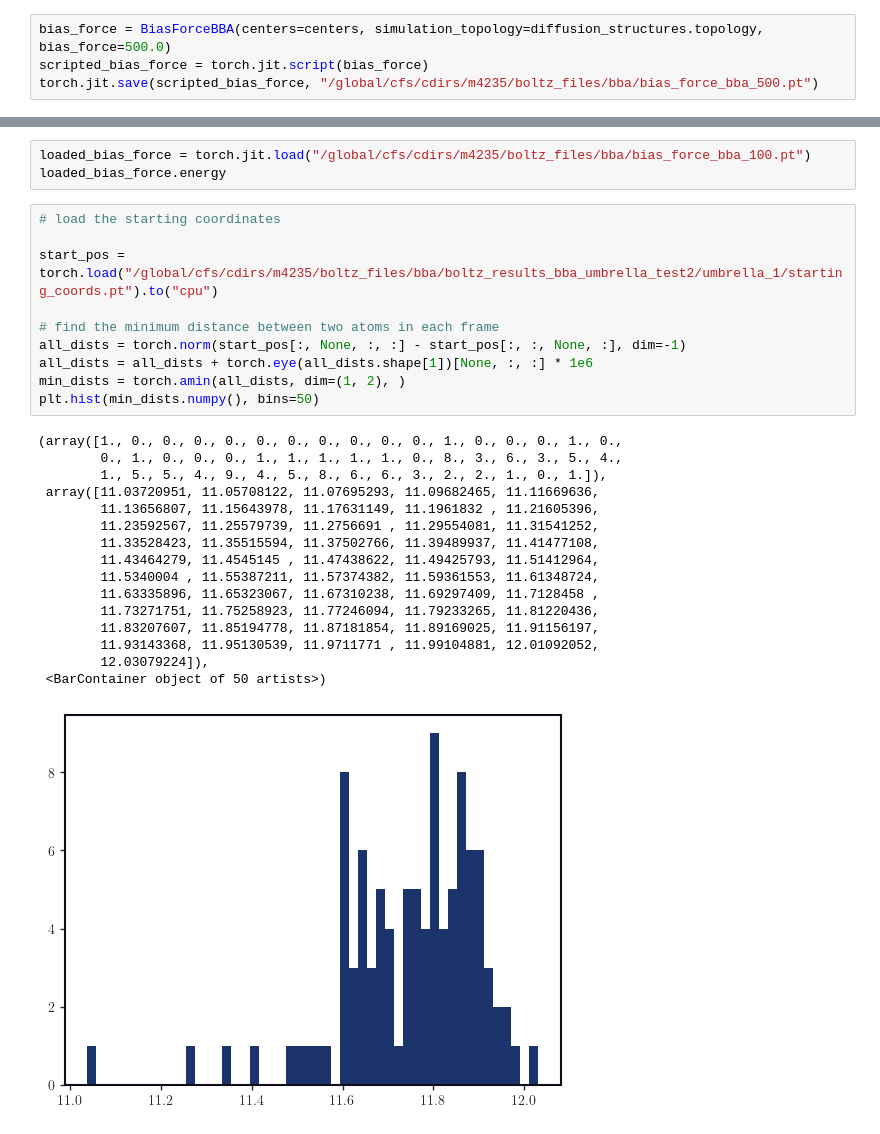
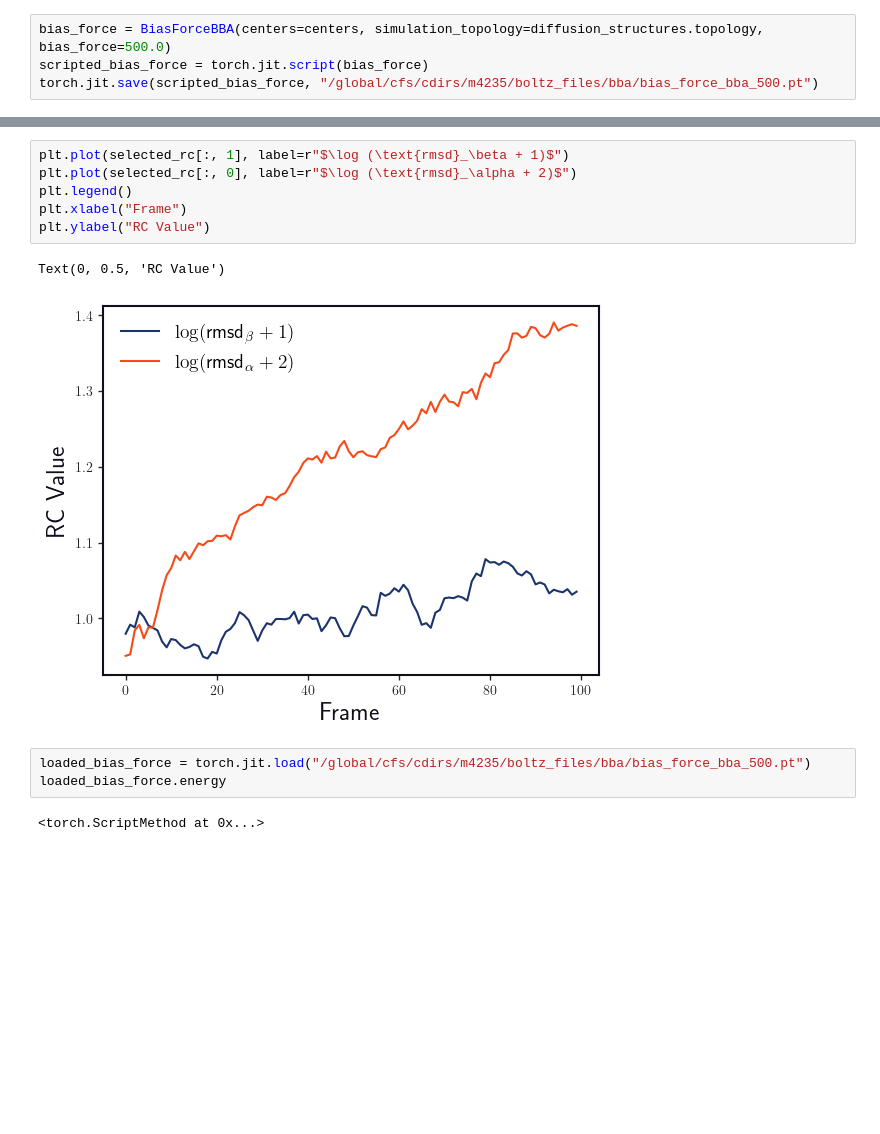
Before and after one commit to EthanZ0524/boltz-likelihoods, a Jupyter notebook: notebooks/setup_bias_force_bba.ipynb, the cells around one changed output, grey strips where cells are left out. Saved outputs shown, nothing was run; the diff lists cells and outputs as text; blank space fills up the shorter version.

Commit message:
More notebook tests

```diff
--- a/notebooks/setup_bias_force_bba.ipynb
+++ b/notebooks/setup_bias_force_bba.ipynb
@@ -687,30 +807,14 @@ selected_traj.save("selected_traj.pdb")
+# %%
+plt.plot(selected_rc[:, 1], label=r"$\log (\text{rmsd}_\beta + 1)$")
+plt.plot(selected_rc[:, 0], label=r"$\log (\text{rmsd}_\alpha + 2)$")
+plt.legend()
+plt.xlabel("Frame")
+plt.ylabel("RC Value")
+# %% [output]
+Text(0, 0.5, 'RC Value')
+[figure, added]
 # %%
-loaded_bias_force = torch.jit.load("/global/cfs/cdirs/m4235/boltz_files/bba/bias_force_bba_100.pt")
+loaded_bias_force = torch.jit.load("/global/cfs/cdirs/m4235/boltz_files/bba/bias_force_bba_500.pt")
 loaded_bias_force.energy
+# %% [output]
+<torch.ScriptMethod at 0x...>
-# %%
-# load the starting coordinates
-
-start_pos = torch.load("/global/cfs/cdirs/m4235/boltz_files/bba/boltz_results_bba_umbrella_test2/umbrella_1/starting_coords.pt").to("cpu")
-
-# find the minimum distance between two atoms in each frame
-all_dists = torch.norm(start_pos[:, None, :, :] - start_pos[:, :, None, :], dim=-1)
-all_dists = all_dists + torch.eye(all_dists.shape[1])[None, :, :] * 1e6
-min_dists = torch.amin(all_dists, dim=(1, 2), )
-plt.hist(min_dists.numpy(), bins=50)
-# %% [output]
-(array([1., 0., 0., 0., 0., 0., 0., 0., 0., 0., 0., 1., 0., 0., 0., 1., 0.,
-        0., 1., 0., 0., 0., 1., 1., 1., 1., 1., 0., 8., 3., 6., 3., 5., 4.,
-        1., 5., 5., 4., 9., 4., 5., 8., 6., 6., 3., 2., 2., 1., 0., 1.]),
- array([11.03720951, 11.05708122, 11.07695293, 11.09682465, 11.11669636,
-        11.13656807, 11.15643978, 11.17631149, 11.1961832 , 11.21605396,
-        11.23592567, 11.25579739, 11.2756691 , 11.29554081, 11.31541252,
-        11.33528423, 11.35515594, 11.37502766, 11.39489937, 11.41477108,
-        11.43464279, 11.4545145 , 11.47438622, 11.49425793, 11.51412964,
-        11.5340004 , 11.55387211, 11.57374382, 11.59361553, 11.61348724,
-        11.63335896, 11.65323067, 11.67310238, 11.69297409, 11.7128458 ,
-        11.73271751, 11.75258923, 11.77246094, 11.79233265, 11.81220436,
-        11.83207607, 11.85194778, 11.87181854, 11.89169025, 11.91156197,
-        11.93143368, 11.95130539, 11.9711771 , 11.99104881, 12.01092052,
-        12.03079224]),
- <BarContainer object of 50 artists>)
-[figure, removed]
```
Also changed, not shown: parts of 18 cells of this notebook, 1 other file.
